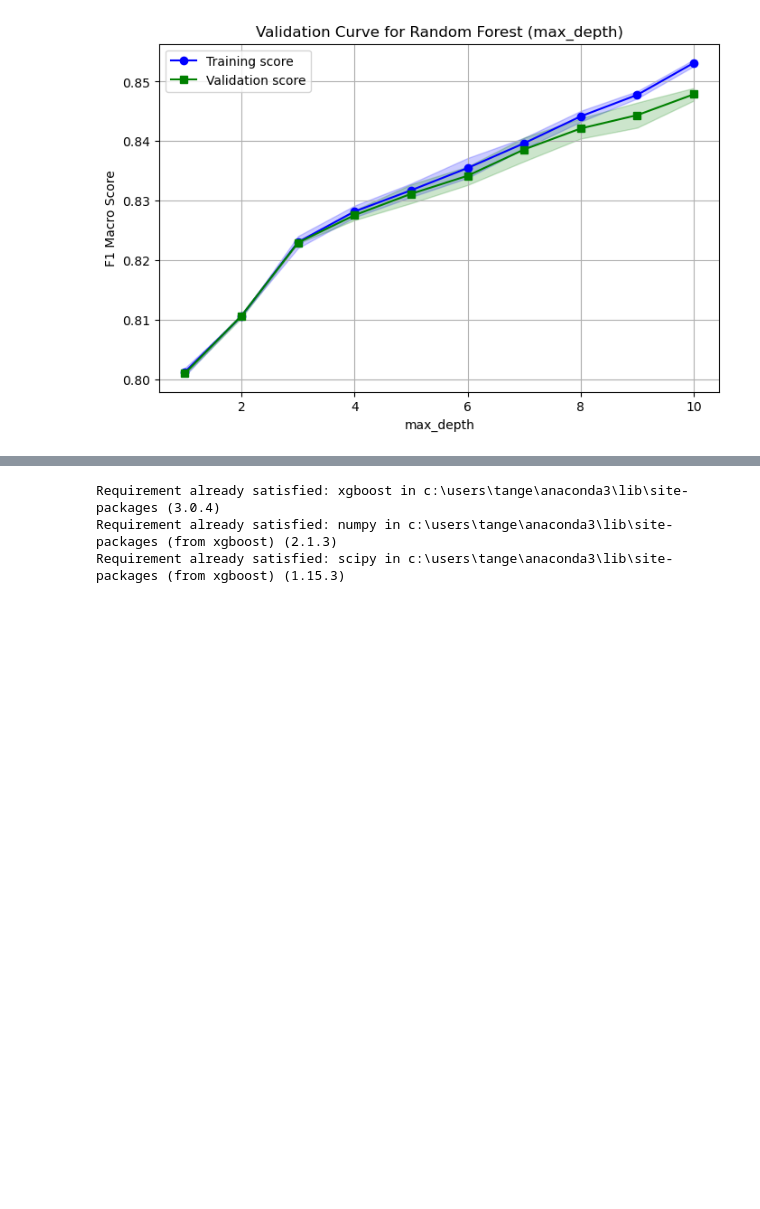
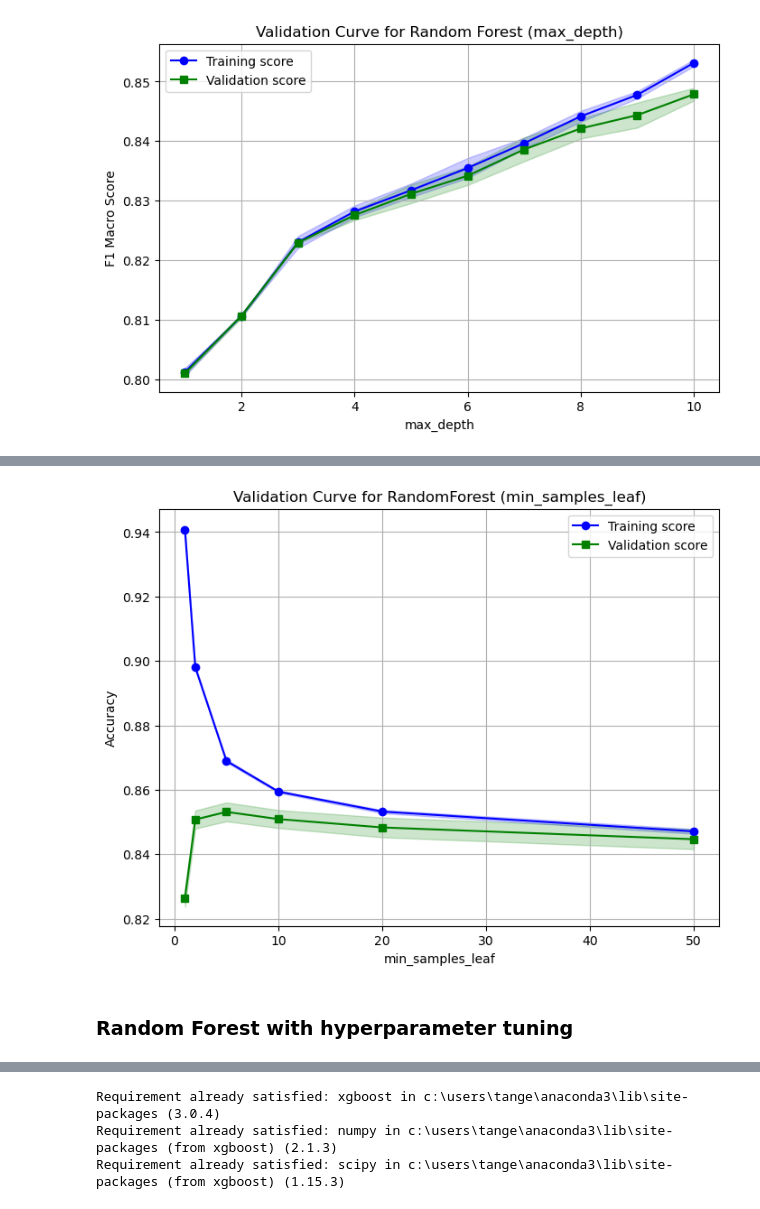
Before and after one commit to africapig/AI-Assignment, a Jupyter notebook: diabetes.ipynb, the cells around one changed output, grey strips where cells are left out. Drawn from its saved outputs; the diff is of its cells as text; code cells hidden in the pictures; blank space fills up the shorter version.

```diff
--- a/diabetes.ipynb
+++ b/diabetes.ipynb
@@ -574,0 +558,49 @@ plt.show()
+# %%
+import numpy as np
+import matplotlib.pyplot as plt
+from sklearn.model_selection import validation_curve
+from sklearn.ensemble import RandomForestClassifier
+
+# Range of min_samples_leaf values to test
+param_range = [1, 2, 5, 10, 20, 50]
+
+# Validation curve
+train_scores, val_scores = validation_curve(
+    RandomForestClassifier(
+        n_estimators=200,       # keep fixed
+        max_depth=None,         # or set your chosen depth
+        random_state=42,
+        n_jobs=-1
+    ),
+    X_train, y_train,
+    param_name="min_samples_leaf",
+    param_range=param_range,
+    cv=5,
+    scoring="accuracy",   # you can switch to "f1_macro" if imbalance is strong
+    n_jobs=-1
+)
+
+# Compute means and stds
+train_mean = np.mean(train_scores, axis=1)
+train_std = np.std(train_scores, axis=1)
+val_mean = np.mean(val_scores, axis=1)
+val_std = np.std(val_scores, axis=1)
+
+# Plot
+plt.figure(figsize=(8,6))
+plt.plot(param_range, train_mean, label="Training score", color="blue", marker="o")
+plt.fill_between(param_range, train_mean-train_std, train_mean+train_std, alpha=0.2, color="blue")
+
+plt.plot(param_range, val_mean, label="Validation score", color="green", marker="s")
+plt.fill_between(param_range, val_mean-val_std, val_mean+val_std, alpha=0.2, color="green")
+
+plt.title("Validation Curve for RandomForest (min_samples_leaf)")
+plt.xlabel("min_samples_leaf")
+plt.ylabel("Accuracy")
+plt.legend(loc="best")
+plt.grid(True)
+plt.show()
+# %% [output]
+[figure, added]
+# %% [markdown]
+### Random Forest with hyperparameter tuning
```
Also changed, not shown: parts of 19 cells of this notebook.
